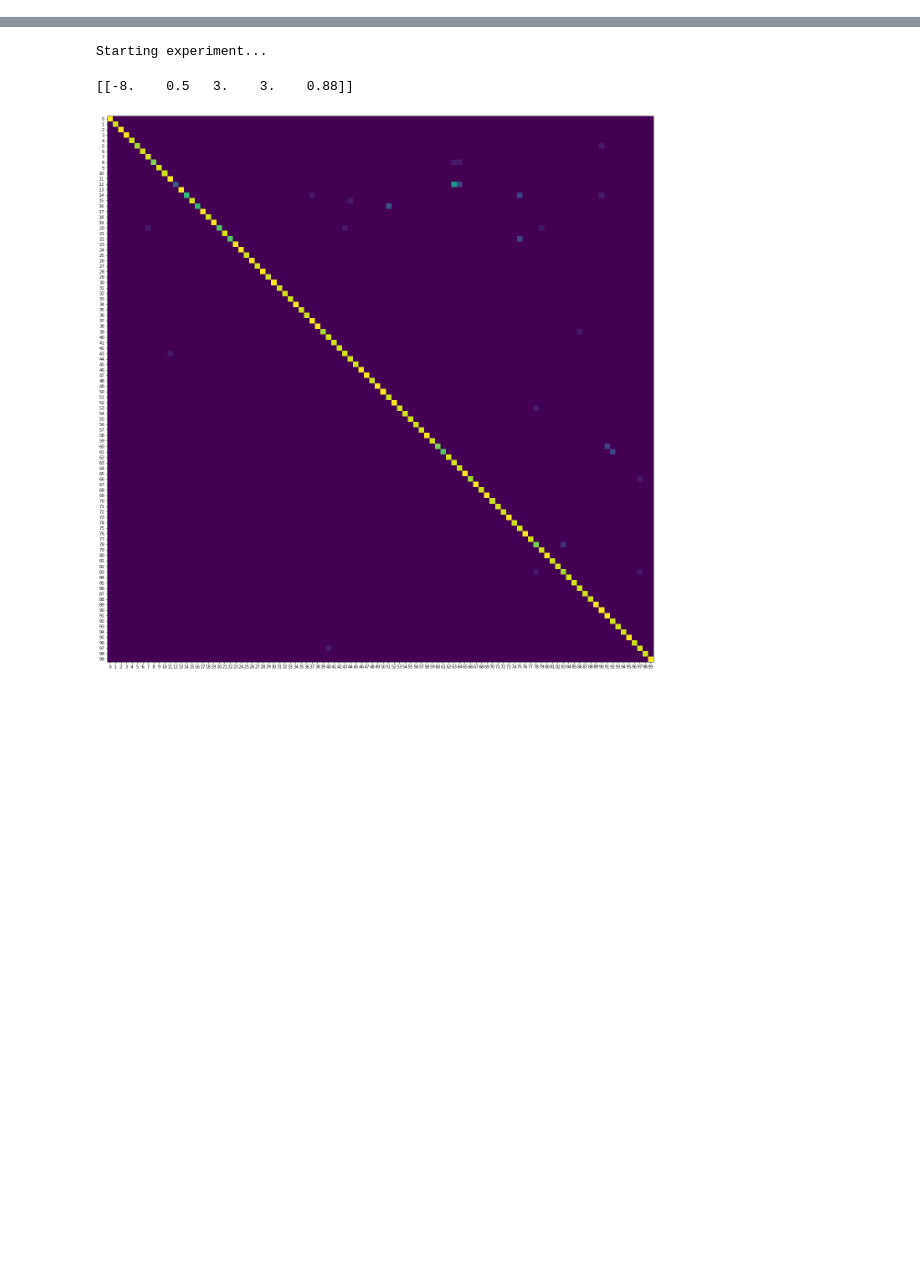
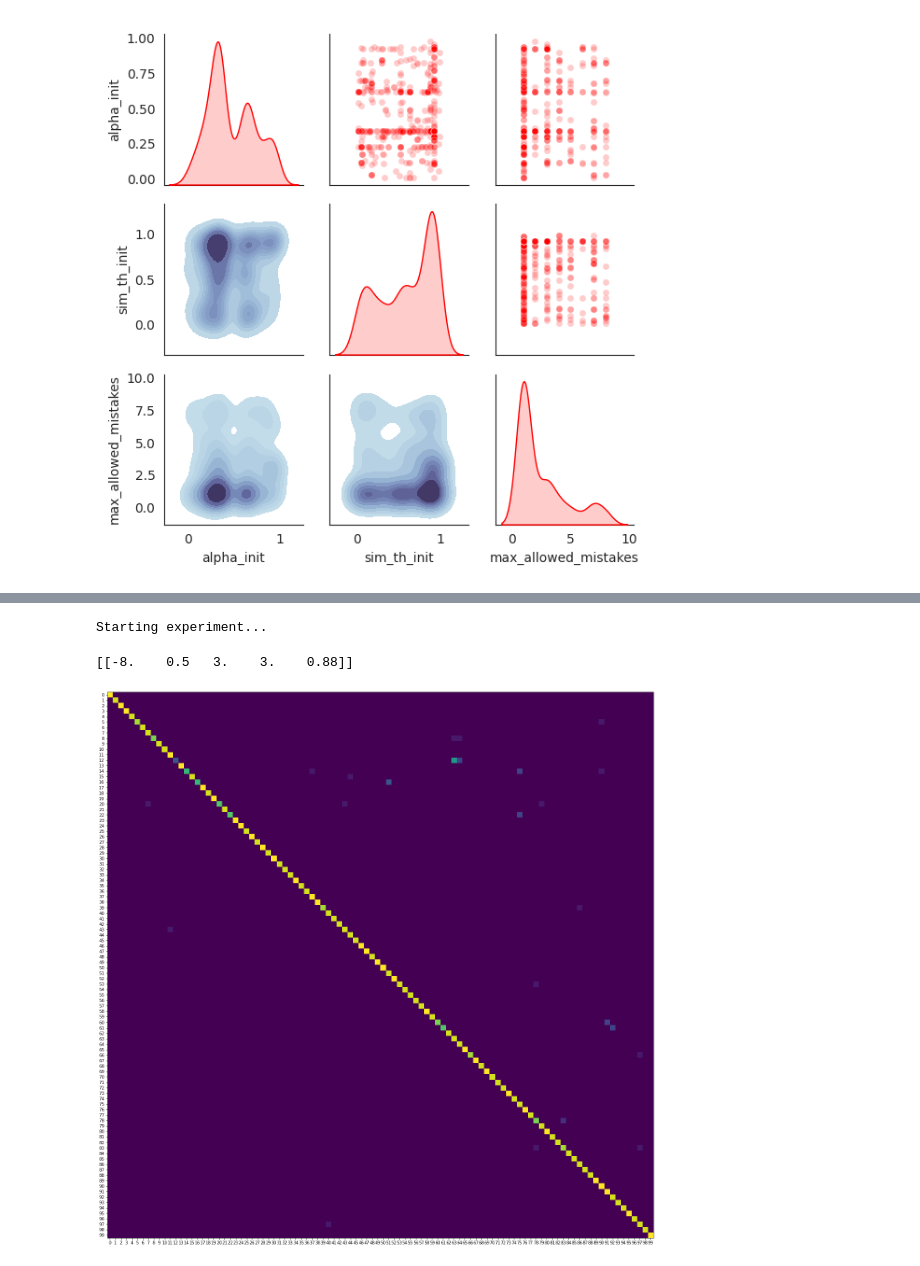
Before and after one commit to elvinhajizada/neuromorphic-continual-learning, a Jupyter notebook: experiments/coil_100_experiments/clp_experiment.ipynb, the cells around one changed output, grey strips where cells are left out. Cells and saved outputs as stored; diff of their text form; code cells hidden in the pictures; blank space fills up the shorter version.

```diff
--- a/experiments/coil_100_experiments/clp_experiment.ipynb
+++ b/experiments/coil_100_experiments/clp_experiment.ipynb
@@ -45,0 +47,4 @@ from clp.clp import CLP
+# %%
+sprt_objs = np.array([1, 2, 4, 10, 15, 17, 21, 22, 23, 24, 25, 28, 29, 35, 36, 38, 39,
+                      41, 46, 47, 48, 49, 50, 51, 52, 54, 58,62, 65, 69, 71, 72, 73,
+                      76, 77, 85, 87, 88, 89, 91, 95, 98 ])
@@ -45,0 +139,9 @@ from clp.clp import CLP
+# %%
+from sklearn.model_selection import StratifiedKFold, StratifiedShuffleSplit
+n_splits = 4
+
+X = np.array(embeddings.cpu())
+y = np.array(labels.cpu())#[:,None]
+
+cv = StratifiedKFold(n_splits)
+splits=cv.split(X=X, y=y)
@@ -45,0 +164,13 @@ from clp.clp import CLP
+# %%
+from sklearn_genetic import GASearchCV
+from sklearn_genetic.space import Categorical, Integer, Continuous
+# this library even performs well on weird ranges
+# adjust this to better ranges for better results
+param_grid = {'alpha_init': Continuous(0, 1),
+              'sim_th_init': Continuous(0, 1),
+              'max_allowed_mistakes': Integer(1,8),
+              # 'tau_sim_th_pos': Integer(1, 200),
+              # 'tau_sim_th_neg': Integer(1, 200),
+              # 'k_sim_th_pos': Continuous(0.2, 2),
+              # 'k_sim_th_neg': Continuous(0.2, 2),
+             }
@@ -45,0 +368,8 @@ from clp.clp import CLP
+# %%
+from sklearn_genetic.plots import plot_search_space
+plot_search_space(evolved_estimator, features=['alpha_init', 'sim_th_init', 'max_allowed_mistakes',
+                                               # 'tau_sim_th_pos', 'tau_sim_th_neg', 'k_sim_th_pos','k_sim_th_neg'
+                                              ])
+plt.show()
+# %% [output]
+[figure, added]
```
Also changed, not shown: parts of 24 cells of this notebook, 16 other files.
